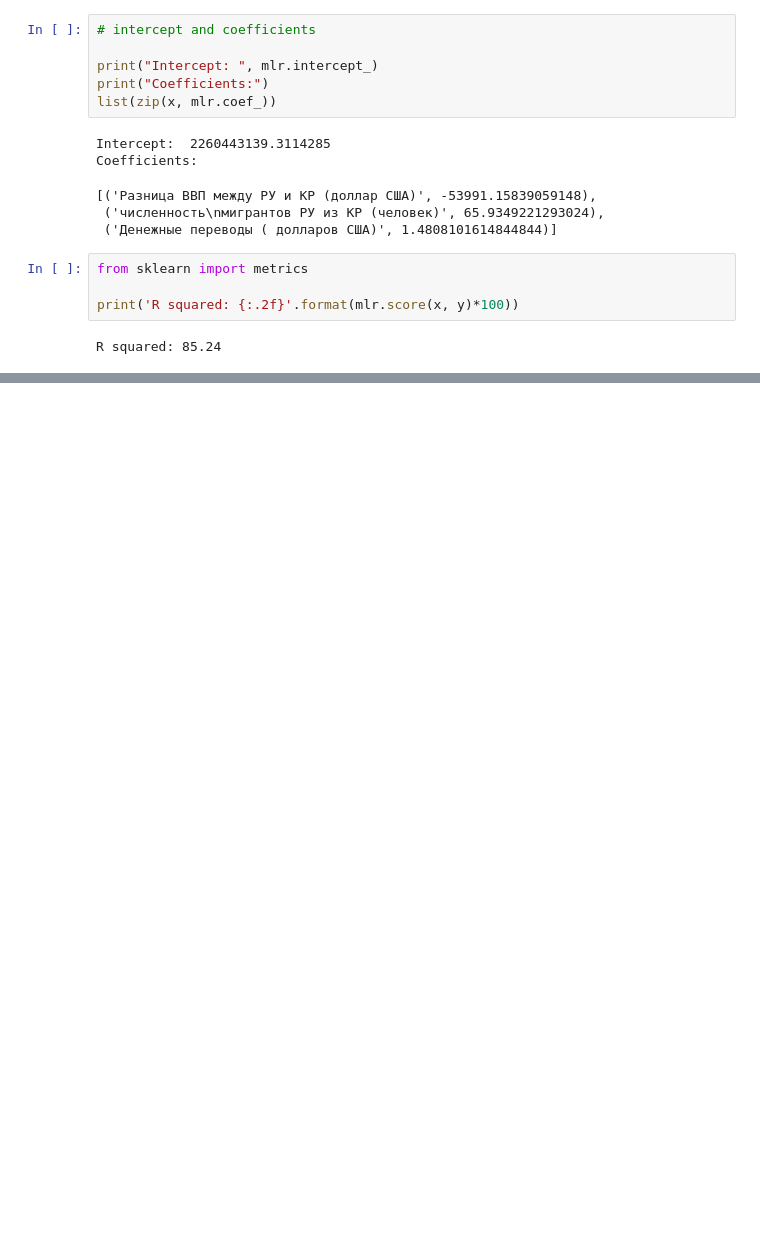
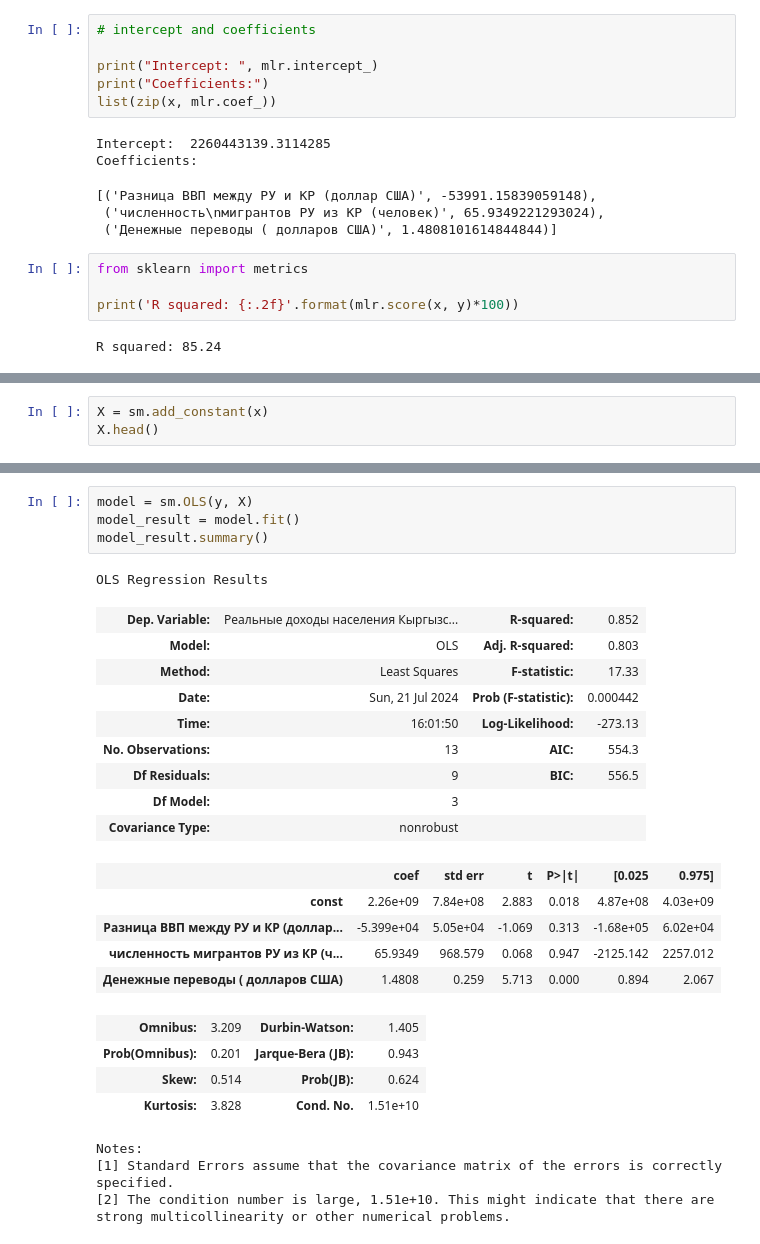
Before and after one commit to nogibjj/ZT-PhD, a Jupyter notebook: coding.ipynb, the cells around one changed output, grey strips where cells are left out. Saved outputs shown, nothing was run; the diff lists cells and outputs as text; blank space fills up the shorter version.

```diff
--- a/coding.ipynb
+++ b/coding.ipynb
@@ -105,0 +118,3 @@ R squared: 85.24
+# %%
+X = sm.add_constant(x)
+X.head()
@@ -105,0 +128,28 @@ R squared: 85.24
+# %%
+model = sm.OLS(y, X)
+model_result = model.fit()
+model_result.summary()
+# %% [output]
+OLS Regression Results
+| Dep. Variable: | Реальные доходы населения Кыргызс... | R-squared: | 0.852 |
+| Model: | OLS | Adj. R-squared: | 0.803 |
+| Method: | Least Squares | F-statistic: | 17.33 |
+| Date: | Sun, 21 Jul 2024 | Prob (F-statistic): | 0.000442 |
+| Time: | 16:01:50 | Log-Likelihood: | -273.13 |
+| No. Observations: | 13 | AIC: | 554.3 |
+| Df Residuals: | 9 | BIC: | 556.5 |
+| Df Model: | 3 |  |  |
+| Covariance Type: | nonrobust |  |  |
+|  | coef | std err | t | P>|t| | [0.025 | 0.975] |
+| const | 2.26e+09 | 7.84e+08 | 2.883 | 0.018 | 4.87e+08 | 4.03e+09 |
+| Разница ВВП между РУ и КР (доллар... | -5.399e+04 | 5.05e+04 | -1.069 | 0.313 | -1.68e+05 | 6.02e+04 |
+| численность мигрантов РУ из КР (ч... | 65.9349 | 968.579 | 0.068 | 0.947 | -2125.142 | 2257.012 |
+| Денежные переводы ( долларов США) | 1.4808 | 0.259 | 5.713 | 0.000 | 0.894 | 2.067 |
+| Omnibus: | 3.209 | Durbin-Watson: | 1.405 |
+| Prob(Omnibus): | 0.201 | Jarque-Bera (JB): | 0.943 |
+| Skew: | 0.514 | Prob(JB): | 0.624 |
+| Kurtosis: | 3.828 | Cond. No. | 1.51e+10 |
+Notes:
+[1] Standard Errors assume that the covariance matrix of the errors is correctly specified.
+[2] The condition number is large, 1.51e+10. This might indicate that there are
+strong multicollinearity or other numerical problems.
```
Also changed, not shown: parts of 4 cells of this notebook.
